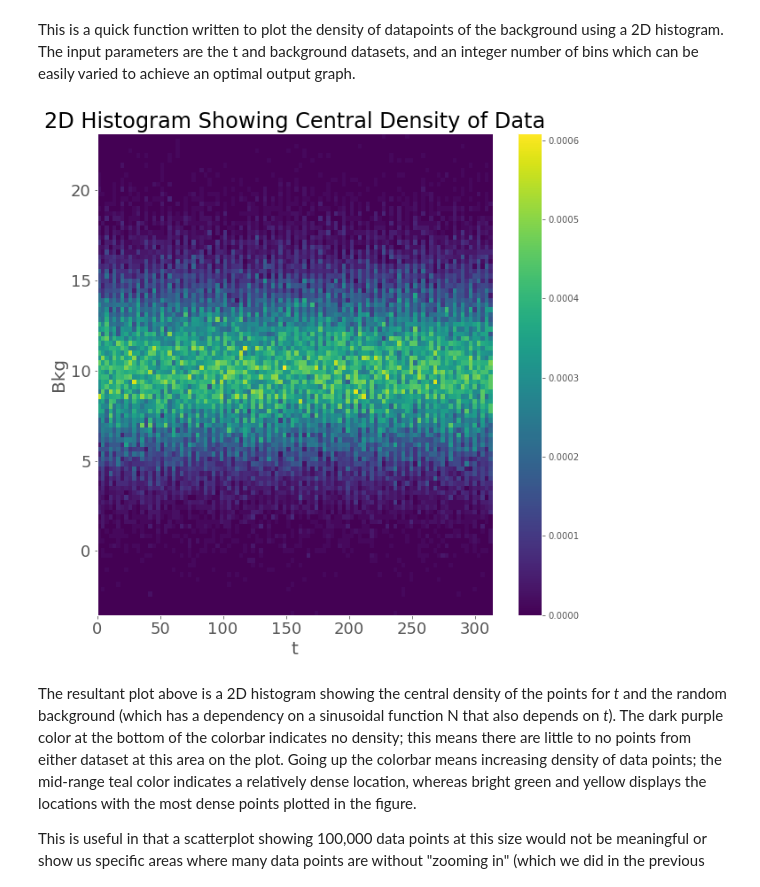
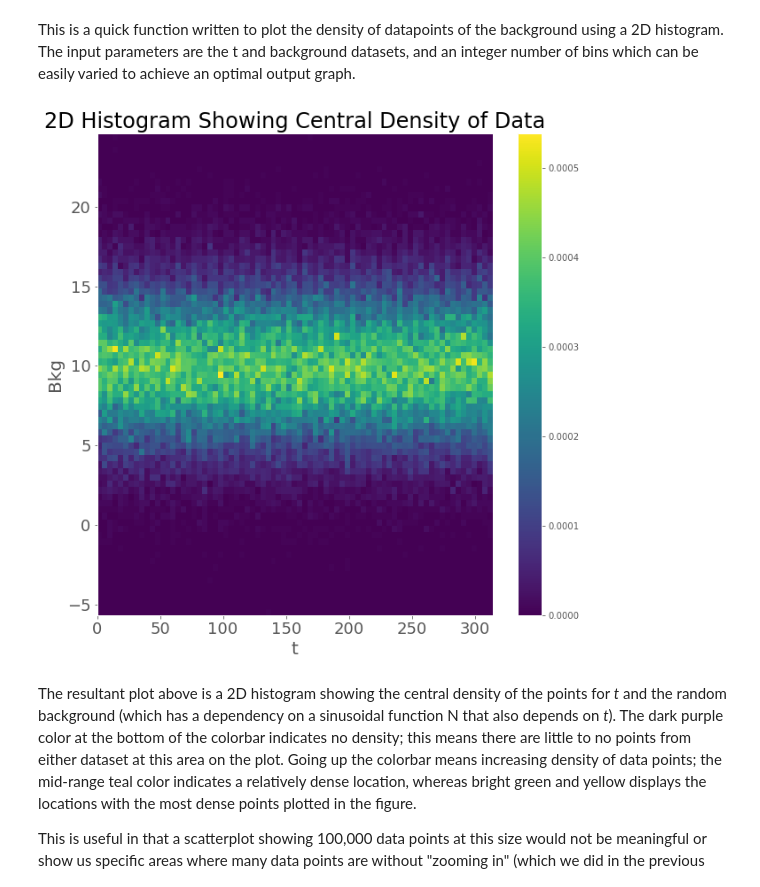
Before and after one commit to darrenhunt2/Phys-434, a Jupyter notebook: HW-4.ipynb, the cells around one changed output. Saved outputs shown, nothing was run; the diff lists cells and outputs as text; code cells hidden in the pictures.

```diff
--- a/HW-4.ipynb
+++ b/HW-4.ipynb
@@ -103,9 +103,9 @@ def hist2D_plotter(t,bg,bins):
 # %% [markdown]
 This is a quick function written to plot the density of datapoints of the background using a 2D histogram. The input parameters are the t and background datasets, and an integer number of bins which can be easily varied to achieve an optimal output graph.
 # %%
-hist2D_plotter(t,bkgd,100)
+hist2D_plotter(t,bkgd,75)
 # %% [output]
-[figure, old version]
+[figure, new version]
 # %% [markdown]
 The resultant plot above is a 2D histogram showing the central density of the points for *t* and the random background (which has a dependency on a sinusoidal function N that also depends on *t*). The dark purple color at the bottom of the colorbar indicates no density; this means there are little to no points from either dataset at this area on the plot. Going up the colorbar means increasing density of data points; the mid-range teal color indicates a relatively dense location, whereas bright green and yellow displays the locations with the most dense points plotted in the figure.
 
```
Also changed, not shown: parts of 12 cells of this notebook.
